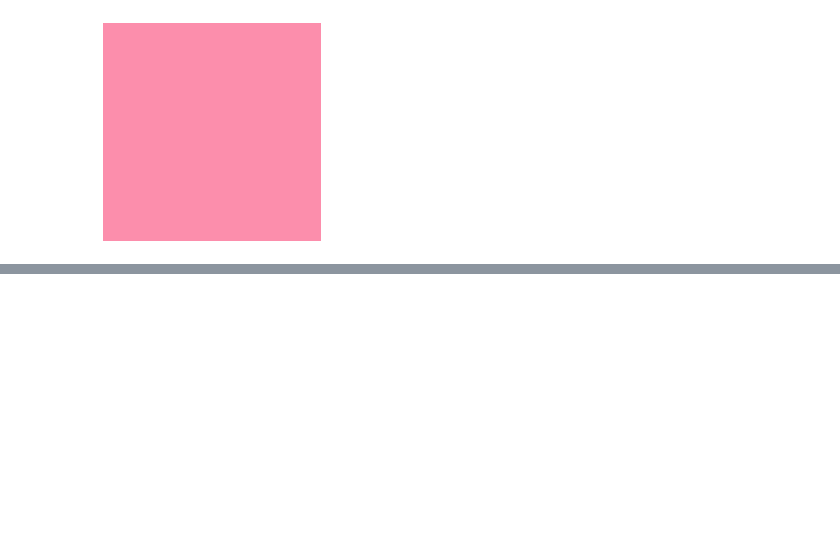
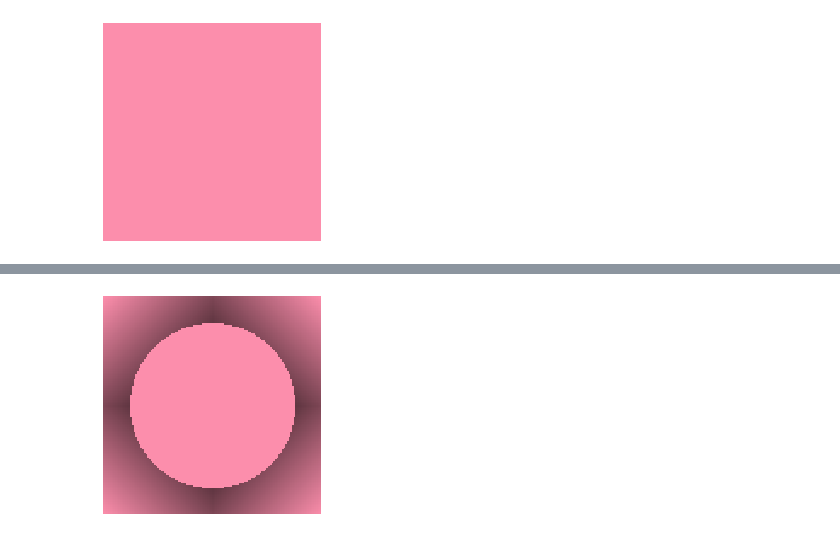
Before and after one commit to VictoriaNguyenMD/NumPy, a Jupyter notebook: resources/notebooks/our_first_numpy.ipynb, the cells around one changed output, grey strips where cells are left out. Drawn from its saved outputs; the diff is of its cells as text; code cells hidden in the pictures; blank space fills up the shorter version.

```diff
--- a/resources/notebooks/our_first_numpy.ipynb
+++ b/resources/notebooks/our_first_numpy.ipynb
@@ -397,0 +499,22 @@ test_inner_circle_mask(img)
+# %%
+#once you have the functions to make the filter meshes you can plug in
+#  whatever values you want ,
+#  this is usefull  because a lot og the filters do something to the center
+#  of the photo and something else to the edges of the photo
+# the basic rundown is split the rgb color streams
+    #apply the mask to each color stream seperately
+    #output the img
+NO_SHAPE_FILTER = 0
+FROM_CORNER = 1
+TO_CORNER = 2
+ADD_MODE = 0
+MUL_MODE = 1
+
+def test_inner_circle_mask(img):
+    r,g,b = split_rgb(img)
+    r,g,b = inner_circle_mask(r,g,b,1,1,1,1,1,1,FROM_CORNER,MUL_MODE)
+    out_img_RGB(r,g,b)
+    return
+test_inner_circle_mask(img)
+# %% [output]
+[figure, added]
```
Also changed, not shown: parts of 8 cells of this notebook, 1 other file.
